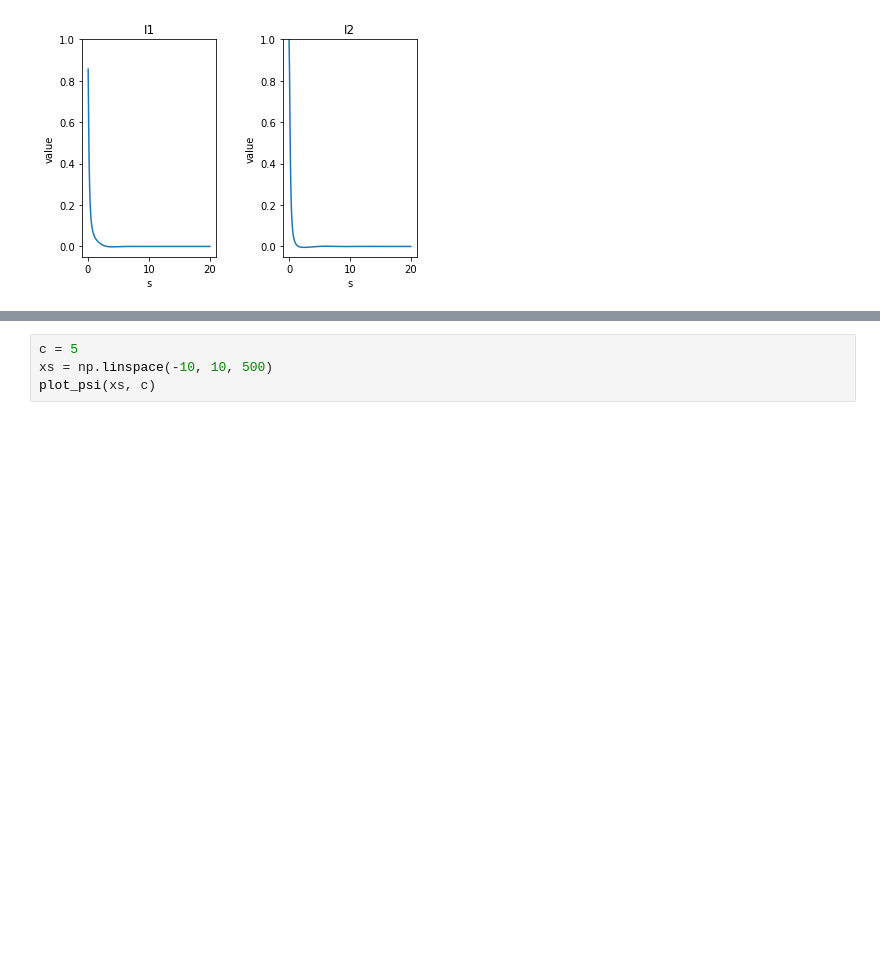
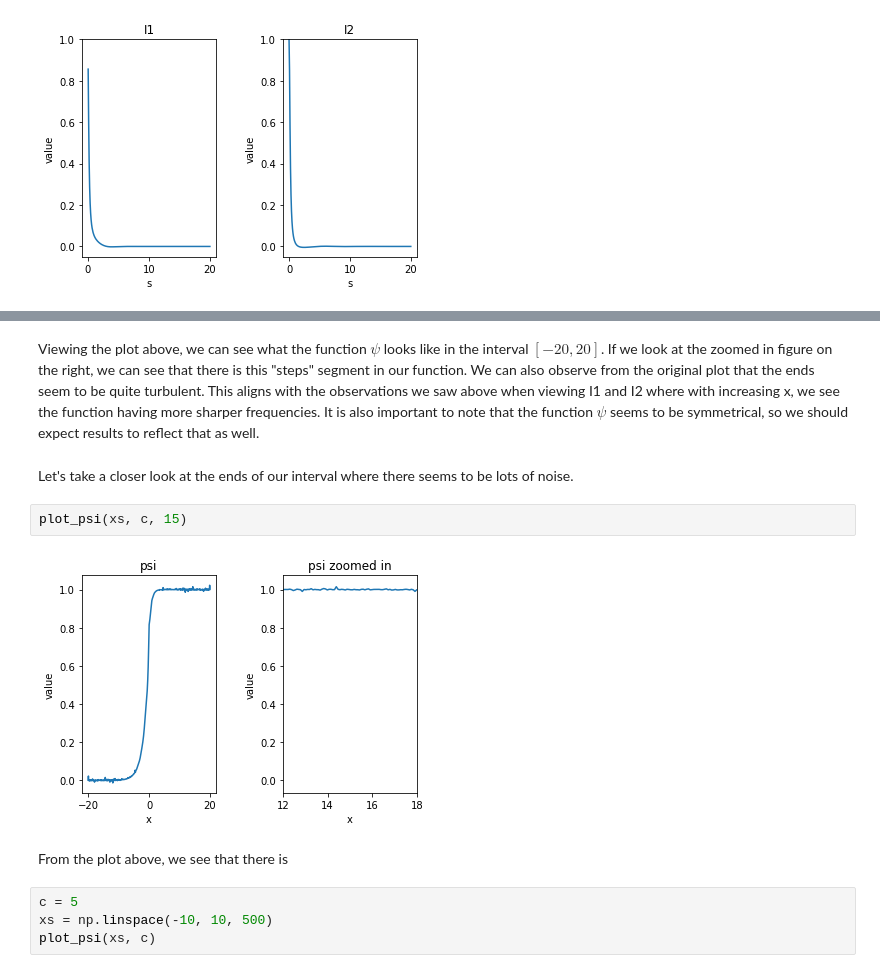
Before and after one commit to VijayStroup/ns-quadrature, a Jupyter notebook: nerve_quadrature.ipynb, the cells around one changed output, grey strips where cells are left out. Saved outputs shown, nothing was run; the diff lists cells and outputs as text; blank space fills up the shorter version.

```diff
--- a/nerve_quadrature.ipynb
+++ b/nerve_quadrature.ipynb
@@ -209,3 +221,20 @@ plot_psi(xs, c)
+# %% [markdown]
+Viewing the plot above, we can see what the function $\psi$ looks like in the
+interval $[-20, 20]$. If we look at the zoomed in figure on the right, we can
+see that there is this "steps" segment in our function. We can also observe from
+the original plot that the ends seem to be quite turbulent. This aligns with the
+observations we saw above when viewing I1 and I2 where with increasing x, we see
+the function having more sharper frequencies. It is also important to note that
+the function $\psi$ seems to be symmetrical, so we should expect results to
+reflect that as well.
+# %% [markdown]
+Let's take a closer look at the ends of our interval where there seems to be lots of noise.
+# %%
+plot_psi(xs, c, 15)
+# %% [output]
+[figure, added]
+# %% [markdown]
+From the plot above, we see that there is
 # %%
 c = 5
 xs = np.linspace(-10, 10, 500)
```
Also changed, not shown: parts of 21 cells of this notebook.
